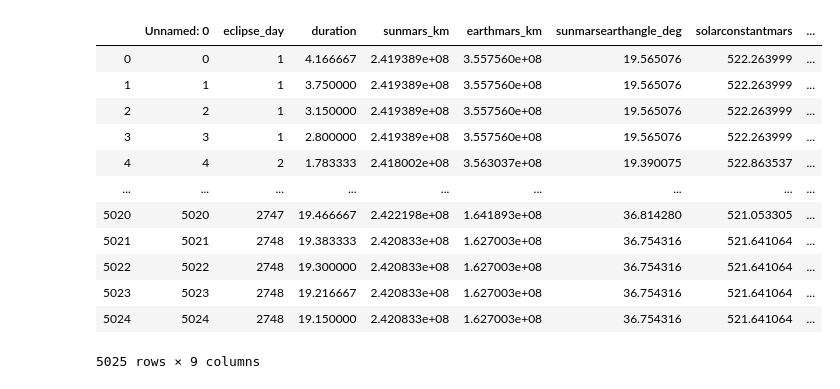
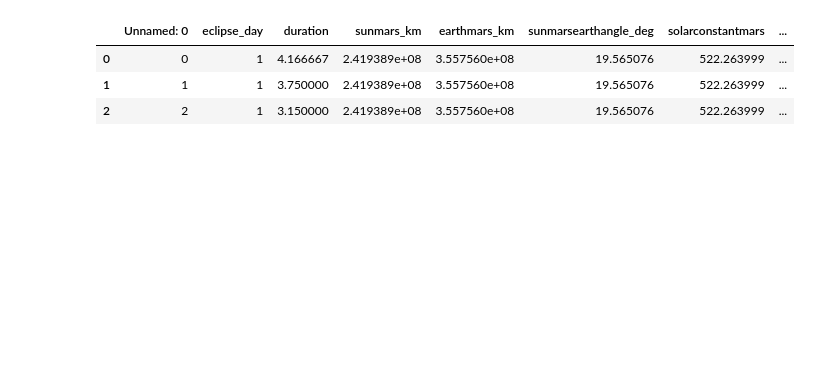
Before and after one commit to baoxingwang/Project_one_Group4, a Jupyter notebook: ipnb files/ploting.ipynb, the cells around one changed output. Drawn from its saved outputs; the diff is of its cells as text; code cells hidden in the pictures; blank space fills up the shorter version.

```diff
--- a/ipnb files/ploting.ipynb
+++ b/ipnb files/ploting.ipynb
@@ -5,18 +7,9 @@ import os
 data_file = os.path.join('..','mars_data_raw','final_data.csv')
 final_df = pd.read_csv(data_file)
 # %%
-final_df
+final_df.head(3)
 # %% [output]
 |  | Unnamed: 0 | eclipse_day | duration | sunmars_km | earthmars_km | sunmarsearthangle_deg | solarconstantmars | ... |
 | 0 | 0 | 1 | 4.166667 | 2.419389e+08 | 3.557560e+08 | 19.565076 | 522.263999 | ... |
 | 1 | 1 | 1 | 3.750000 | 2.419389e+08 | 3.557560e+08 | 19.565076 | 522.263999 | ... |
 | 2 | 2 | 1 | 3.150000 | 2.419389e+08 | 3.557560e+08 | 19.565076 | 522.263999 | ... |
-| 3 | 3 | 1 | 2.800000 | 2.419389e+08 | 3.557560e+08 | 19.565076 | 522.263999 | ... |
-| 4 | 4 | 2 | 1.783333 | 2.418002e+08 | 3.563037e+08 | 19.390075 | 522.863537 | ... |
-| ... | ... | ... | ... | ... | ... | ... | ... | ... |
-| 5020 | 5020 | 2747 | 19.466667 | 2.422198e+08 | 1.641893e+08 | 36.814280 | 521.053305 | ... |
-| 5021 | 5021 | 2748 | 19.383333 | 2.420833e+08 | 1.627003e+08 | 36.754316 | 521.641064 | ... |
-| 5022 | 5022 | 2748 | 19.300000 | 2.420833e+08 | 1.627003e+08 | 36.754316 | 521.641064 | ... |
-| 5023 | 5023 | 2748 | 19.216667 | 2.420833e+08 | 1.627003e+08 | 36.754316 | 521.641064 | ... |
-| 5024 | 5024 | 2748 | 19.150000 | 2.420833e+08 | 1.627003e+08 | 36.754316 | 521.641064 | ... |
-5025 rows × 9 columns
```
Also changed, not shown: parts of 36 cells of this notebook, 33 other files.
